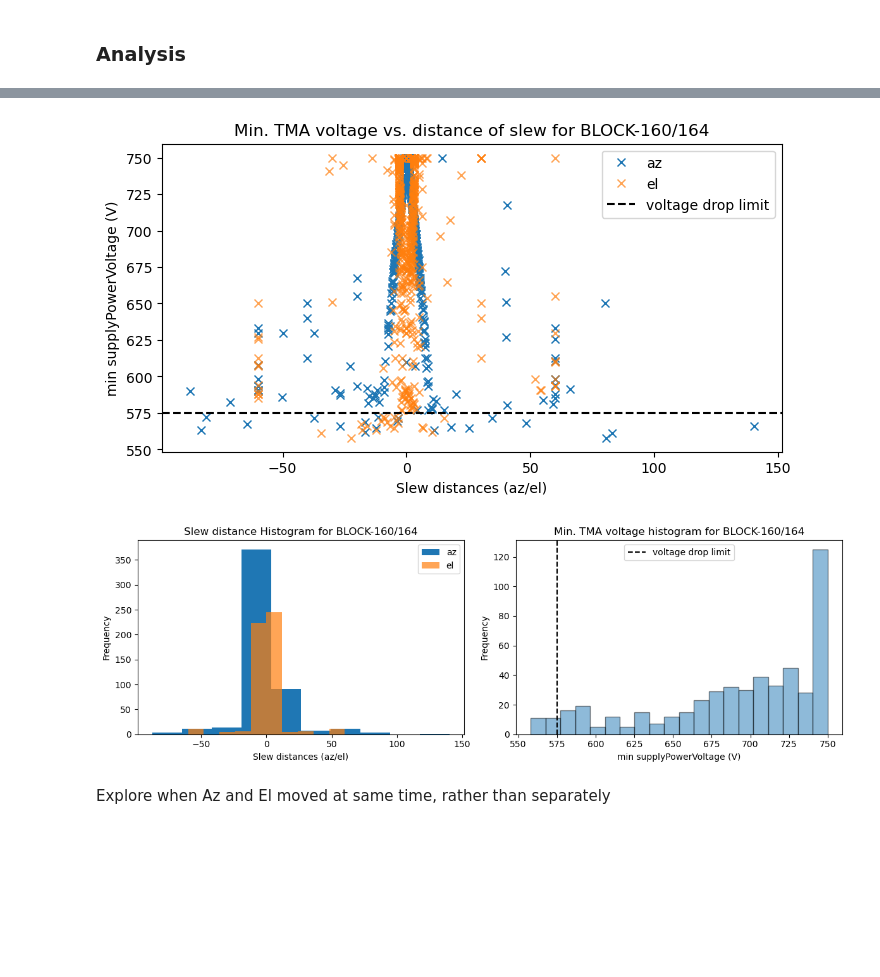
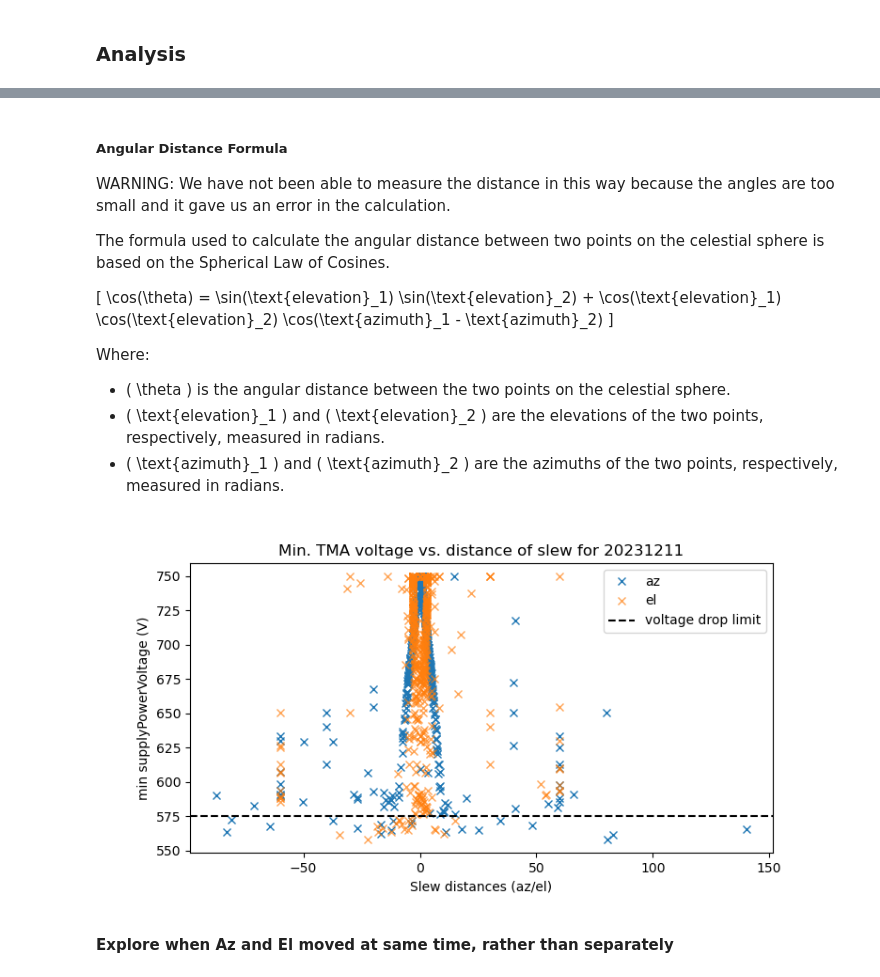
Before and after one commit to lsst-sitcom/notebooks_vandv, a Jupyter notebook: notebooks/tel_and_site/subsys_req_ver/tma/SITCOM-1223-TMA_Capacitor_Bank_discharge_vs._Acceleration_profiles.ipynb, the cells around one changed output, grey strips where cells are left out. Drawn from its saved outputs; the diff is of its cells as text; code cells hidden in the pictures; blank space fills up the shorter version.

```diff
--- a/notebooks/tel_and_site/subsys_req_ver/tma/SITCOM-1223-TMA_Capacitor_Bank_discharge_vs._Acceleration_profiles.ipynb
+++ b/notebooks/tel_and_site/subsys_req_ver/tma/SITCOM-1223-TMA_Capacitor_Bank_discharge_vs._Acceleration_profiles.ipynb
@@ -48,7 +49,7 @@ tma_az_topic = 'lsst.sal.MTMount.azimuth'
 Getting data corresponding to these: With this dates no!
  * [BLOCK-227](https://jira.lsstcorp.org/browse/BLOCK-227)
 # %%
-obs_days = [20231211]#[20231211, 20231212, 20231213, 20231214, 20231215, 20231218]
+obs_days = [20231211, 20231212, 20231213, 20231214, 20231215, 20231218]
 # %%
 def get_events(dayObs):
     """
@@ -171,0 +158,13 @@ Relationship of min power supply voltage and distance of slew
+# %% [markdown]
+##### Angular Distance Formula
+
+WARNING: We have not been able to measure the distance in this way because the angles are too small and it gave us an error in the calculation.
+
+The formula used to calculate the angular distance between two points on the celestial sphere is based on the Spherical Law of Cosines.
+
+\[ \cos(\theta) = \sin(\text{elevation}_1) \sin(\text{elevation}_2) + \cos(\text{elevation}_1) \cos(\text{elevation}_2) \cos(\text{azimuth}_1 - \text{azimuth}_2) \]
+
+Where:
+- \( \theta \) is the angular distance between the two points on the celestial sphere.
+- \( \text{elevation}_1 \) and \( \text{elevation}_2 \) are the elevations of the two points, respectively, measured in radians.
+- \( \text{azimuth}_1 \) and \( \text{azimuth}_2 \) are the azimuths of the two points, respectively, measured in radians.
@@ -204,7 +222,8 @@ def plot_spv_vs_dist(df_, title_date, name):
 # %%
-plot_spv_vs_dist(df, 'BLOCK-160/164','tma_perf_dec_2023')
+for dayObs in np.unique(df.dayobs):
+    df_ = df[df.dayobs == dayObs]
+    plot_spv_vs_dist(df_, dayObs,'tma_perf_feb_2024')
 # %% [output]
-[figure, old version]
+[figure, new version]
-[figure, removed]
 # %% [markdown]
-Explore when Az and El moved at same time, rather than separately
+#### Explore when Az and El moved at same time, rather than separately
```
Also changed, not shown: parts of 14 cells of this notebook.
